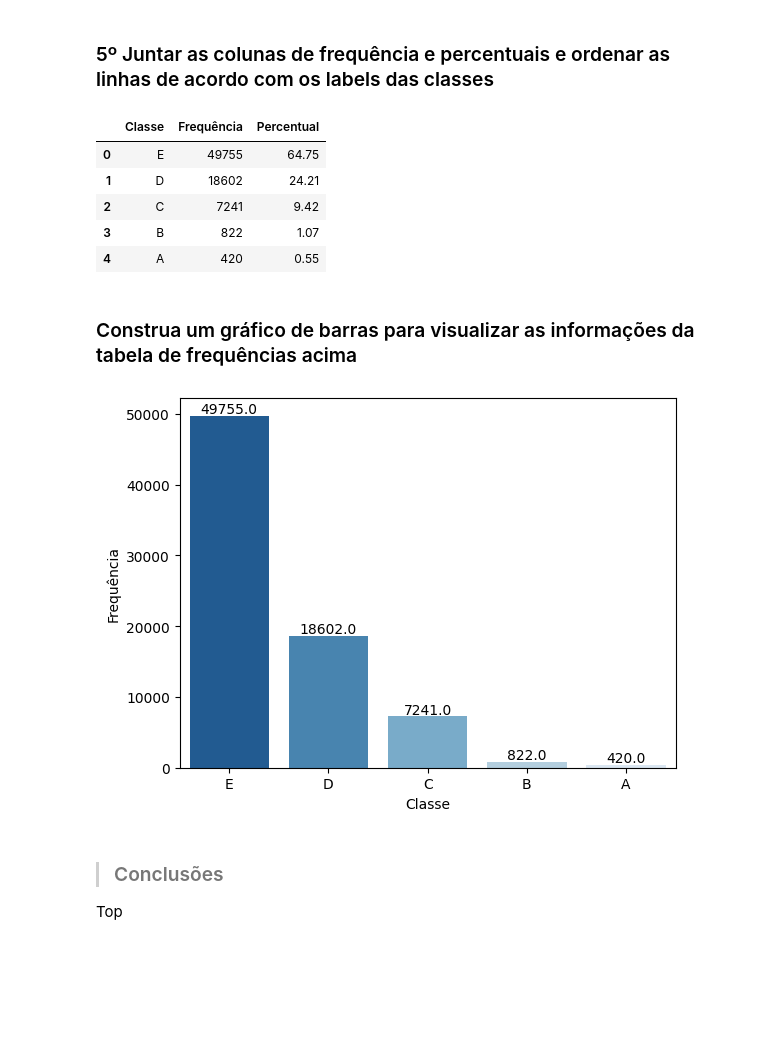
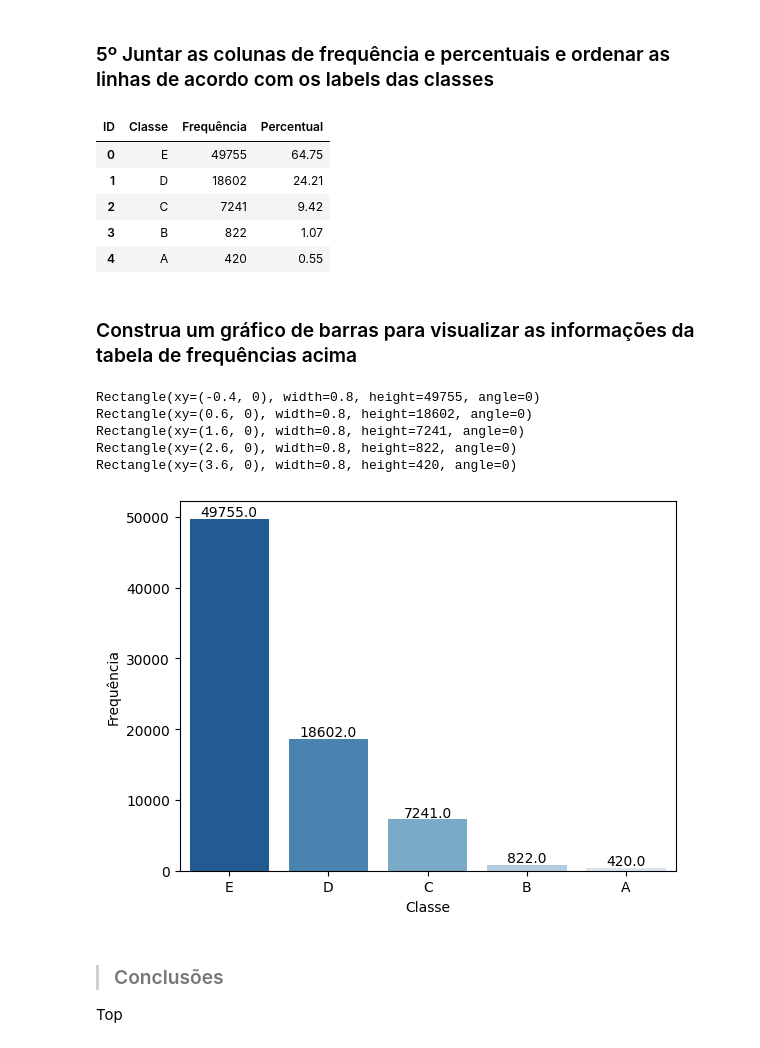
Before and after one commit to smcco94/DataAnalytics, a Jupyter notebook: Formação_Data_Sciency/Modulo_1/Projetos/Analise_Descritiva/Análise_Descritiva.ipynb, the cells around one changed output. Drawn from its saved outputs; the diff is of its cells as text; code cells hidden in the pictures; blank space fills up the shorter version.

```diff
--- a/Formação_Data_Sciency/Modulo_1/Projetos/Analise_Descritiva/Análise_Descritiva.ipynb
+++ b/Formação_Data_Sciency/Modulo_1/Projetos/Analise_Descritiva/Análise_Descritiva.ipynb
@@ -218,10 +218,11 @@ perc.index.names = ['Classe']
 # %%
 tabela = pd.merge(freq,perc,how='left',on='Classe')
 tabela.columns = ['Frequência','Percentual']
 tabela.reset_index(inplace=True)
+tabela.rename_axis('ID', axis=1, inplace=True)
 tabela.sort_values(by = 'Frequência', ascending=False)
 # %% [output]
-|  | Classe | Frequência | Percentual |
+| ID | Classe | Frequência | Percentual |
 | 0 | E | 49755 | 64.75 |
 | 1 | D | 18602 | 24.21 |
 | 2 | C | 7241 | 9.42 |
@@ -232,6 +233,7 @@ tabela.sort_values(by = 'Frequência', ascending=False)
 # %%
 plot = sns.barplot(x=tabela['Classe'],y=tabela['Frequência'], palette='Blues_r', )
 for i in plot.patches:
+    print(i)
     plot.annotate(i.get_height(),
                   (i.get_x() + i.get_width() / 2, i.get_height()), #Aqui pegamos a posição em x pra altura para posicionar na altura da barra e também a largura dividido por 2 para centralizar o texto
                   ha='center', #Alinhamento horizontal
@@ -241,6 +243,11 @@ for i in plot.patches:
                   xytext=(0, 2), #Posicionamento do texto a partir da sua atual posição
                   textcoords='offset points') #indicação de como será alterada sua coordenada, poderial ser como 'offset pixels' por exemplo
 # %% [output]
+Rectangle(xy=(-0.4, 0), width=0.8, height=49755, angle=0)
+Rectangle(xy=(0.6, 0), width=0.8, height=18602, angle=0)
+Rectangle(xy=(1.6, 0), width=0.8, height=7241, angle=0)
+Rectangle(xy=(2.6, 0), width=0.8, height=822, angle=0)
+Rectangle(xy=(3.6, 0), width=0.8, height=420, angle=0)
 [figure]
 # %% [markdown]
 > ### Conclusões
```
Also changed, not shown: 1 other file.
